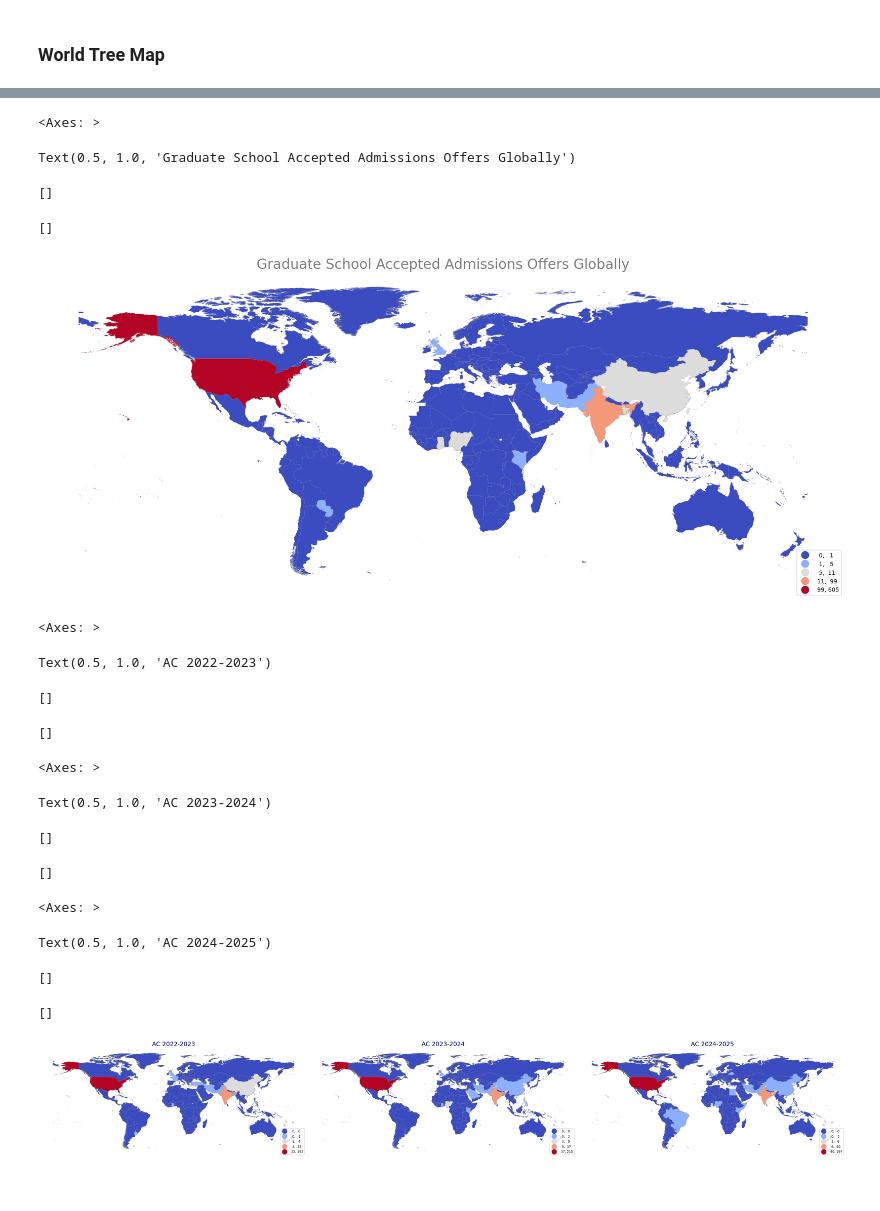
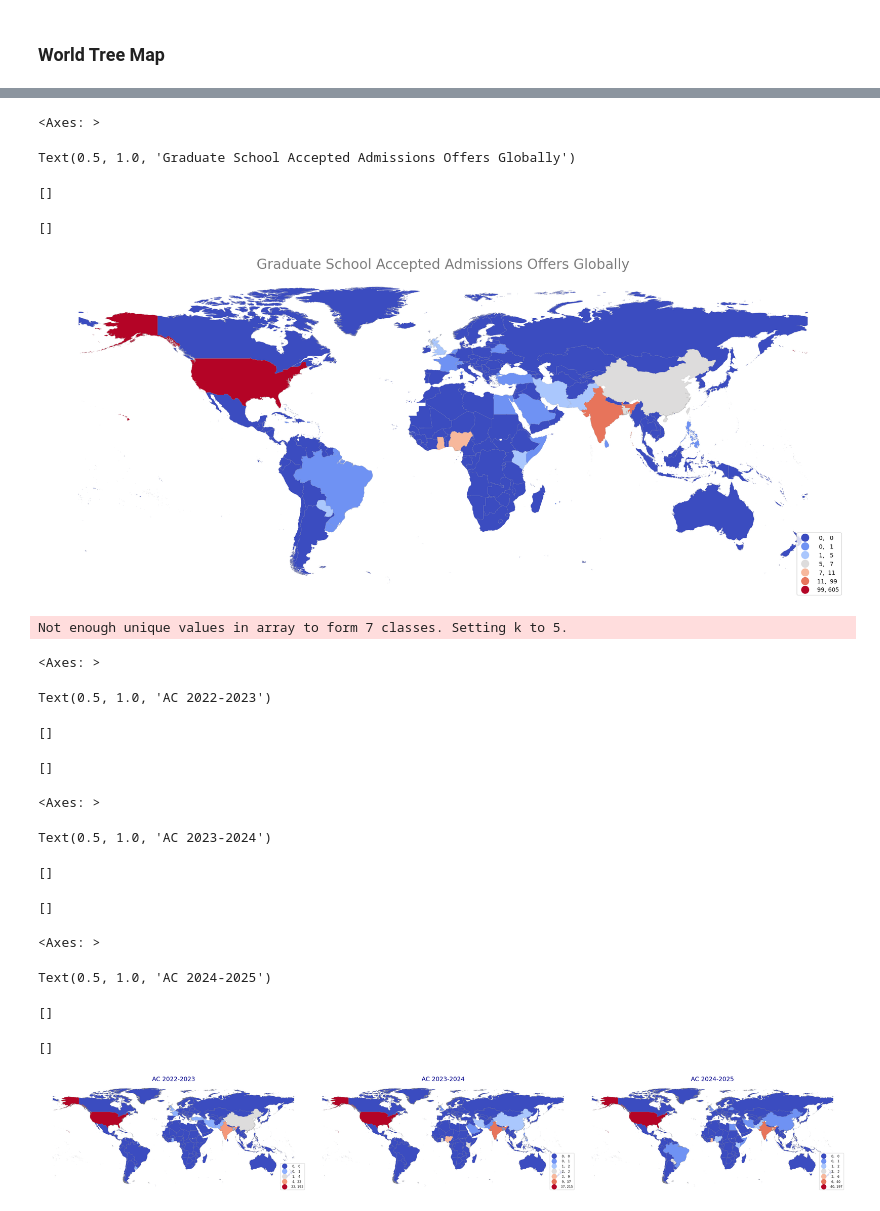
Before and after one commit to ewattudo/gis, a Jupyter notebook: PS2.ipynb, the cells around one changed output, grey strips where cells are left out. Cells and saved outputs as stored; diff of their text form; code cells hidden in the pictures.

```diff
--- a/PS2.ipynb
+++ b/PS2.ipynb
@@ -233,36 +304,36 @@ fig.update_layout(margin = dict(t=50, l=25, r=25, b=25))
 # %%
 fig, ax = plt.subplots(1, figsize=(25, 50))
 
 WORLDACMAP.plot(ax=ax, column='Grand Total', legend=True, cmap='coolwarm',
-                scheme='natural_breaks', k=5, edgecolor='grey', linewidth=.1,
+                scheme='natural_breaks', k=7, edgecolor='grey', linewidth=.1,
                 legend_kwds={"fmt": "{:,.0f}", 'loc': 'lower right', 'markerscale': 1.4})
 
 # Adjust title size and color
 ax.set_title("Graduate School Accepted Admissions Offers Globally", fontsize=24, color='Grey', fontweight='light')
 
 # Remove the border (spines) around the plot
 ax.spines['top'].set_visible(False)
 ax.spines['right'].set_visible(False)
 ax.spines['left'].set_visible(False)
 ax.spines['bottom'].set_visible(False)
 
 # Remove x and y ticks
 ax.set_xticks([])
 ax.set_yticks([])
 
 plt.show()
 # %% [output]
 <Axes: >
 Text(0.5, 1.0, 'Graduate School Accepted Admissions Offers Globally')
 []
 []
-[figure, old version]
+[figure, new version]
 # %%
 # Create 3 side-by-side subplots
 fig, axs = plt.subplots(1, 3, figsize=(30, 10), sharey=True, tight_layout=True)
 
 # Plot for 2022-2023
-WORLDACMAP.plot(ax=axs[0], column='2022-2023', legend=True, cmap='coolwarm', scheme='natural_breaks', k=5,
+WORLDACMAP.plot(ax=axs[0], column='2022-2023', legend=True, cmap='coolwarm', scheme='natural_breaks', k=7,
                 edgecolor='grey', linewidth=0.2,
                 legend_kwds={"fmt": "{:,.0f}", 'loc': 'lower right', 'title_fontsize': 'medium',
                              'fontsize': 'small', 'markerscale': 1.4})
@@ -275,7 +346,7 @@ axs[0].spines['left'].set_visible(False)
 axs[0].spines['bottom'].set_visible(False)
 
 # Plot for 2023-2024
-WORLDACMAP.plot(ax=axs[1], column='2023-2024', legend=True, cmap='coolwarm', scheme='natural_breaks', k=5,
+WORLDACMAP.plot(ax=axs[1], column='2023-2024', legend=True, cmap='coolwarm', scheme='natural_breaks', k=7,
                 edgecolor='grey', linewidth=0.2,
                 legend_kwds={"fmt": "{:,.0f}", 'loc': 'lower right', 'title_fontsize': 'medium',
                              'fontsize': 'small', 'markerscale': 1.4})
@@ -288,7 +359,7 @@ axs[1].spines['left'].set_visible(False)
 axs[1].spines['bottom'].set_visible(False)
 
 # Plot for 2024-2025
-WORLDACMAP.plot(ax=axs[2], column='2024-2025', legend=True, cmap='coolwarm', scheme='natural_breaks', k=5,
+WORLDACMAP.plot(ax=axs[2], column='2024-2025', legend=True, cmap='coolwarm', scheme='natural_breaks', k=7,
                 edgecolor='grey', linewidth=0.2,
                 legend_kwds={"fmt": "{:,.0f}", 'loc': 'lower right', 'title_fontsize': 'medium',
                              'fontsize': 'small', 'markerscale': 1.4})
@@ -302,19 +373,20 @@ axs[2].spines['bottom'].set_visible(False)
 
 plt.show()
 # %% [output]
-<Axes: >
+Not enough unique values in array to form 7 classes. Setting k to 5.
-Text(0.5, 1.0, 'AC 2022-2023')
+<Axes: >
-[]
+Text(0.5, 1.0, 'AC 2022-2023')
 []
-<Axes: >
+[]
-Text(0.5, 1.0, 'AC 2023-2024')
+<Axes: >
-[]
+Text(0.5, 1.0, 'AC 2023-2024')
 []
-<Axes: >
+[]
-Text(0.5, 1.0, 'AC 2024-2025')
+<Axes: >
-[]
+Text(0.5, 1.0, 'AC 2024-2025')
 []
+[]
-[figure, old version]
+[figure, new version]
 # %%
 import plotly.express as px
 fig = px.sunburst(Down, path=['Country', 'Program'], values='Total')
```
Also changed, not shown: parts of 17 cells of this notebook.
